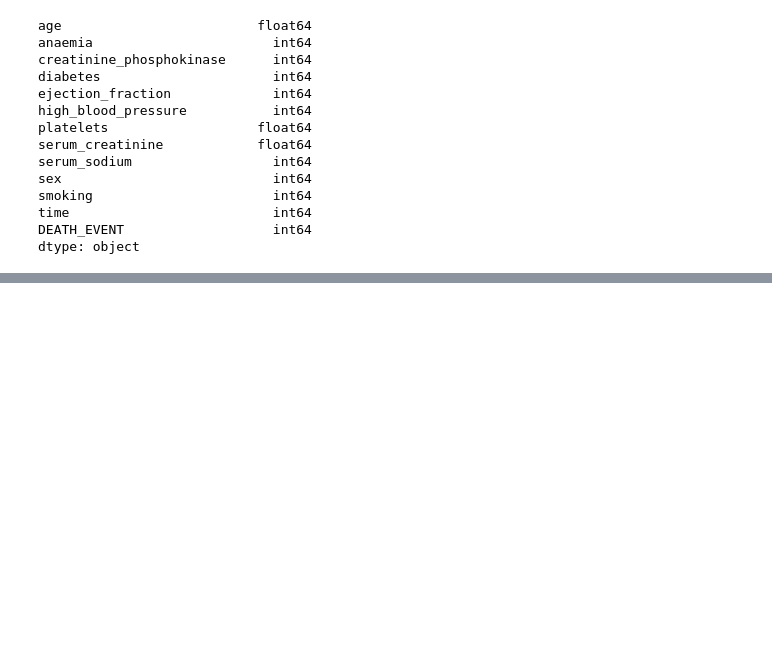
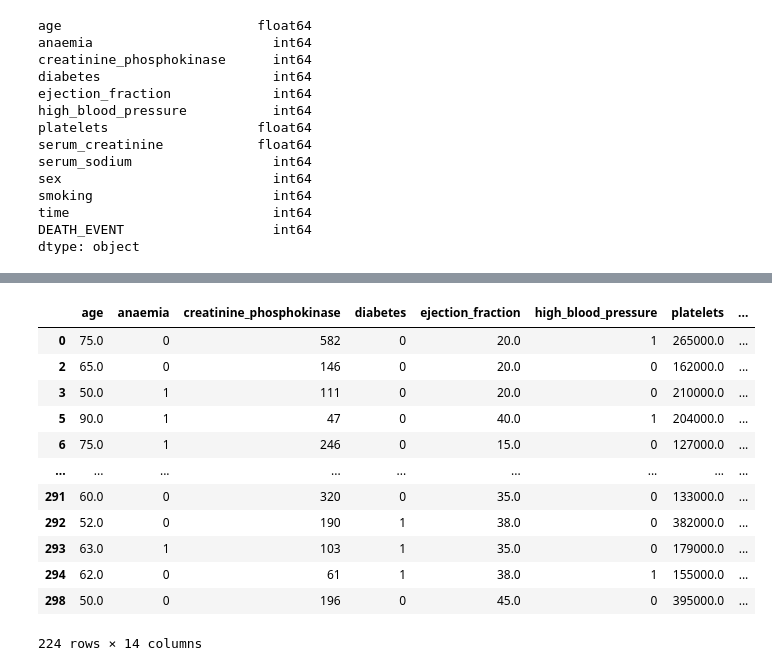
Before and after one commit to JeisonDanielMoncada/Proyecto_integrador_procesar_datoss, a Jupyter notebook: borrador.ipynb, the cells around one changed output, grey strips where cells are left out. Cells and saved outputs as stored; diff of their text form; code cells hidden in the pictures; blank space fills up the shorter version.

```diff
--- a/borrador.ipynb
+++ b/borrador.ipynb
@@ -166,0 +424,52 @@ dtype: object
+# %%
+df = pd.read_csv('heart_failure_clinical_records_dataset.csv')
+def limp(df : pd.DataFrame) -> pd.DataFrame:
+    # vamos a buscar duplicados en dataFrame
+    dup = df.duplicated().sum()
+    if dup < 0 :
+        df = df.drop_duplicates()
+    # buscamos columna por columna si hay valores faltantes
+    for n in (df.isna().any()):
+            # si hay valores falantes solo seleccionamos las columnas que les faltan valores
+            # y agremos en esos espacion la media de la columna ya que solo estamos trabajando con valores
+            # numericos
+        if n == True :
+            k= df.isna().any()
+            columns=k.index
+            h= columns[k]
+            mean_age = df[h].mean()
+            df[h] = df[h].fillna(mean_age)
+    def iqr_c(Colum : pd.DataFrame) -> None:
+        Q1 = Colum.quantile(0.25)
+        Q3 = Colum.quantile(0.75)
+        IQR = Q3-Q1
+        lower_bound = Q1 - 1.5 * IQR
+        upper_bound = Q3 + 1.5 * IQR
+        df_cleaned = df[(Colum >= lower_bound) & (Colum <= upper_bound)]
+        return df_cleaned
+    for n in (df.isna()):
+        df = iqr_c(df[n])
+    def categorize_age(x):
+        if x <= 12: return 'Niño'
+        elif x <= 19: return 'Adolescente'
+        elif x <= 39: return 'Joven adulto'
+        elif x <= 59: return 'Adulto'
+        else: return 'Adulto mayor';
+    df['age_group'] = df['age'].apply(categorize_age)
+    df.to_csv("heart_failure_clear.csv", index=False)
+    return df
+limp(df)
+# %% [output]
+|  | age | anaemia | creatinine_phosphokinase | diabetes | ejection_fraction | high_blood_pressure | platelets | ... |
+| 0 | 75.0 | 0 | 582 | 0 | 20.0 | 1 | 265000.0 | ... |
+| 2 | 65.0 | 0 | 146 | 0 | 20.0 | 0 | 162000.0 | ... |
+| 3 | 50.0 | 1 | 111 | 0 | 20.0 | 0 | 210000.0 | ... |
+| 5 | 90.0 | 1 | 47 | 0 | 40.0 | 1 | 204000.0 | ... |
+| 6 | 75.0 | 1 | 246 | 0 | 15.0 | 0 | 127000.0 | ... |
+| ... | ... | ... | ... | ... | ... | ... | ... | ... |
+| 291 | 60.0 | 0 | 320 | 0 | 35.0 | 0 | 133000.0 | ... |
+| 292 | 52.0 | 0 | 190 | 1 | 38.0 | 0 | 382000.0 | ... |
+| 293 | 63.0 | 1 | 103 | 1 | 35.0 | 0 | 179000.0 | ... |
+| 294 | 62.0 | 0 | 61 | 1 | 38.0 | 1 | 155000.0 | ... |
+| 298 | 50.0 | 0 | 196 | 0 | 45.0 | 0 | 395000.0 | ... |
+224 rows × 14 columns
```
Also changed, not shown: parts of 12 cells of this notebook, 4 other files.
